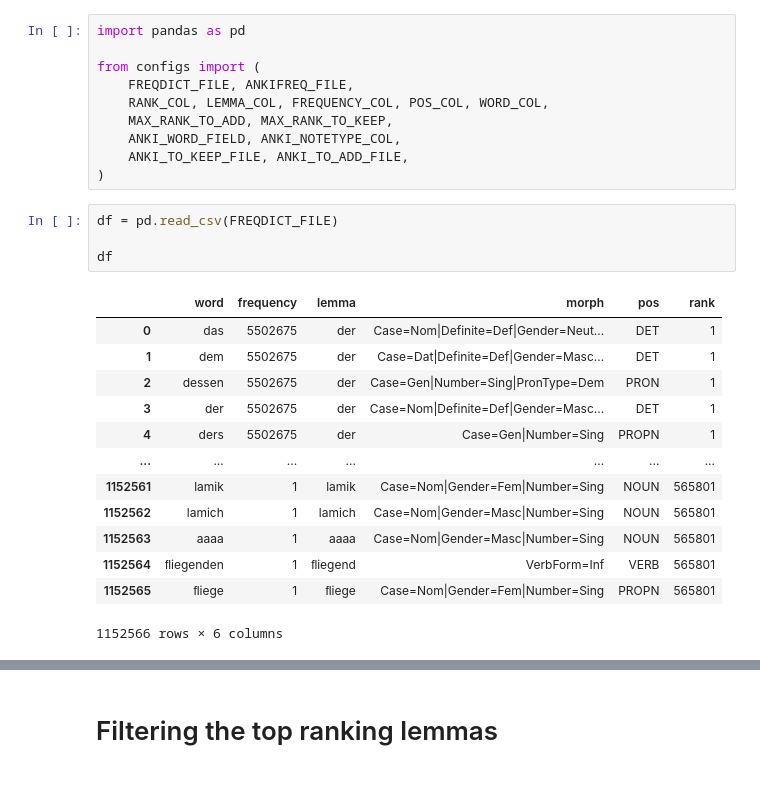
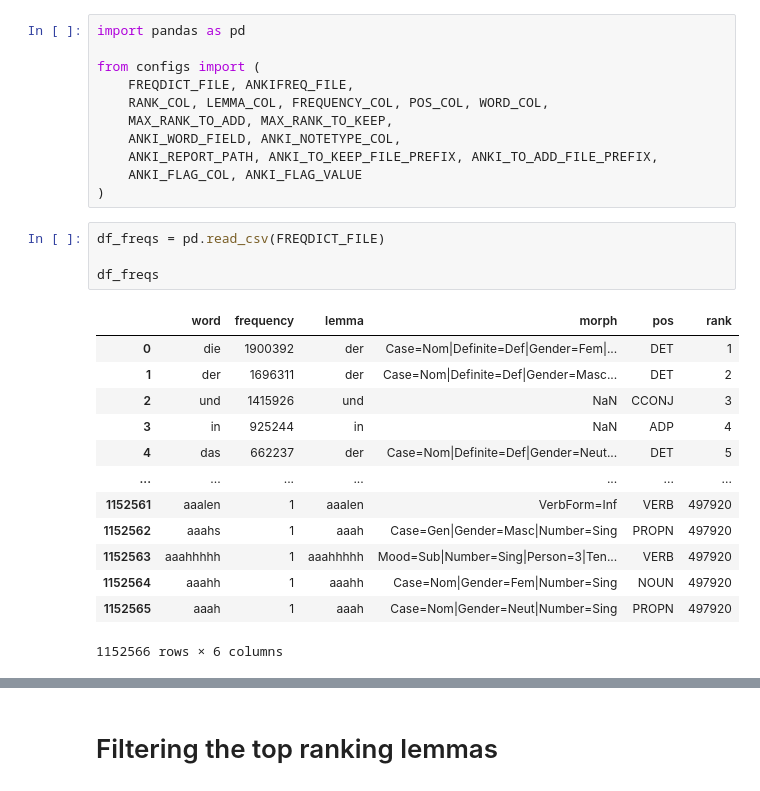
Before and after one commit to babakmahmoudian/german_word_frequency, a Jupyter notebook: anki_analysis.ipynb, the cells around one changed output, grey strips where cells are left out. Cells and saved outputs as stored; diff of their text form.

Commit message:
removed the aggregation of the frequencies in the freq-dict in order to get more precise suggestions to add to Anki

```diff
--- a/anki_analysis.ipynb
+++ b/anki_analysis.ipynb
@@ -6,25 +6,26 @@ from configs import (
     RANK_COL, LEMMA_COL, FREQUENCY_COL, POS_COL, WORD_COL,
     MAX_RANK_TO_ADD, MAX_RANK_TO_KEEP,
     ANKI_WORD_FIELD, ANKI_NOTETYPE_COL,
-    ANKI_TO_KEEP_FILE, ANKI_TO_ADD_FILE,
+    ANKI_REPORT_PATH, ANKI_TO_KEEP_FILE_PREFIX, ANKI_TO_ADD_FILE_PREFIX,
+    ANKI_FLAG_COL, ANKI_FLAG_VALUE
 )
 # %%
-df = pd.read_csv(FREQDICT_FILE)
+df_freqs = pd.read_csv(FREQDICT_FILE)
 
-df
+df_freqs
 # %% [output]
 |  | word | frequency | lemma | morph | pos | rank |
-| 0 | das | 5502675 | der | Case=Nom|Definite=Def|Gender=Neut... | DET | 1 |
-| 1 | dem | 5502675 | der | Case=Dat|Definite=Def|Gender=Masc... | DET | 1 |
-| 2 | dessen | 5502675 | der | Case=Gen|Number=Sing|PronType=Dem | PRON | 1 |
-| 3 | der | 5502675 | der | Case=Nom|Definite=Def|Gender=Masc... | DET | 1 |
-| 4 | ders | 5502675 | der | Case=Gen|Number=Sing | PROPN | 1 |
+| 0 | die | 1900392 | der | Case=Nom|Definite=Def|Gender=Fem|... | DET | 1 |
+| 1 | der | 1696311 | der | Case=Nom|Definite=Def|Gender=Masc... | DET | 2 |
+| 2 | und | 1415926 | und | NaN | CCONJ | 3 |
+| 3 | in | 925244 | in | NaN | ADP | 4 |
+| 4 | das | 662237 | der | Case=Nom|Definite=Def|Gender=Neut... | DET | 5 |
 | ... | ... | ... | ... | ... | ... | ... |
-| 1152561 | lamik | 1 | lamik | Case=Nom|Gender=Fem|Number=Sing | NOUN | 565801 |
-| 1152562 | lamich | 1 | lamich | Case=Nom|Gender=Masc|Number=Sing | NOUN | 565801 |
-| 1152563 | aaaa | 1 | aaaa | Case=Nom|Gender=Masc|Number=Sing | NOUN | 565801 |
-| 1152564 | ﬂiegenden | 1 | ﬂiegend | VerbForm=Inf | VERB | 565801 |
-| 1152565 | ﬂiege | 1 | ﬂiege | Case=Nom|Gender=Fem|Number=Sing | PROPN | 565801 |
+| 1152561 | aaalen | 1 | aaalen | VerbForm=Inf | VERB | 497920 |
+| 1152562 | aaahs | 1 | aaah | Case=Gen|Gender=Masc|Number=Sing | PROPN | 497920 |
+| 1152563 | aaahhhhh | 1 | aaahhhhh | Mood=Sub|Number=Sing|Person=3|Ten... | VERB | 497920 |
+| 1152564 | aaahh | 1 | aaahh | Case=Nom|Gender=Fem|Number=Sing | NOUN | 497920 |
+| 1152565 | aaah | 1 | aaah | Case=Nom|Gender=Neut|Number=Sing | PROPN | 497920 |
 1152566 rows × 6 columns
 # %%
 df_anki = pd.read_csv(ANKIFREQ_FILE)
```
Also changed, not shown: parts of 29 cells of this notebook, 3 other files.
